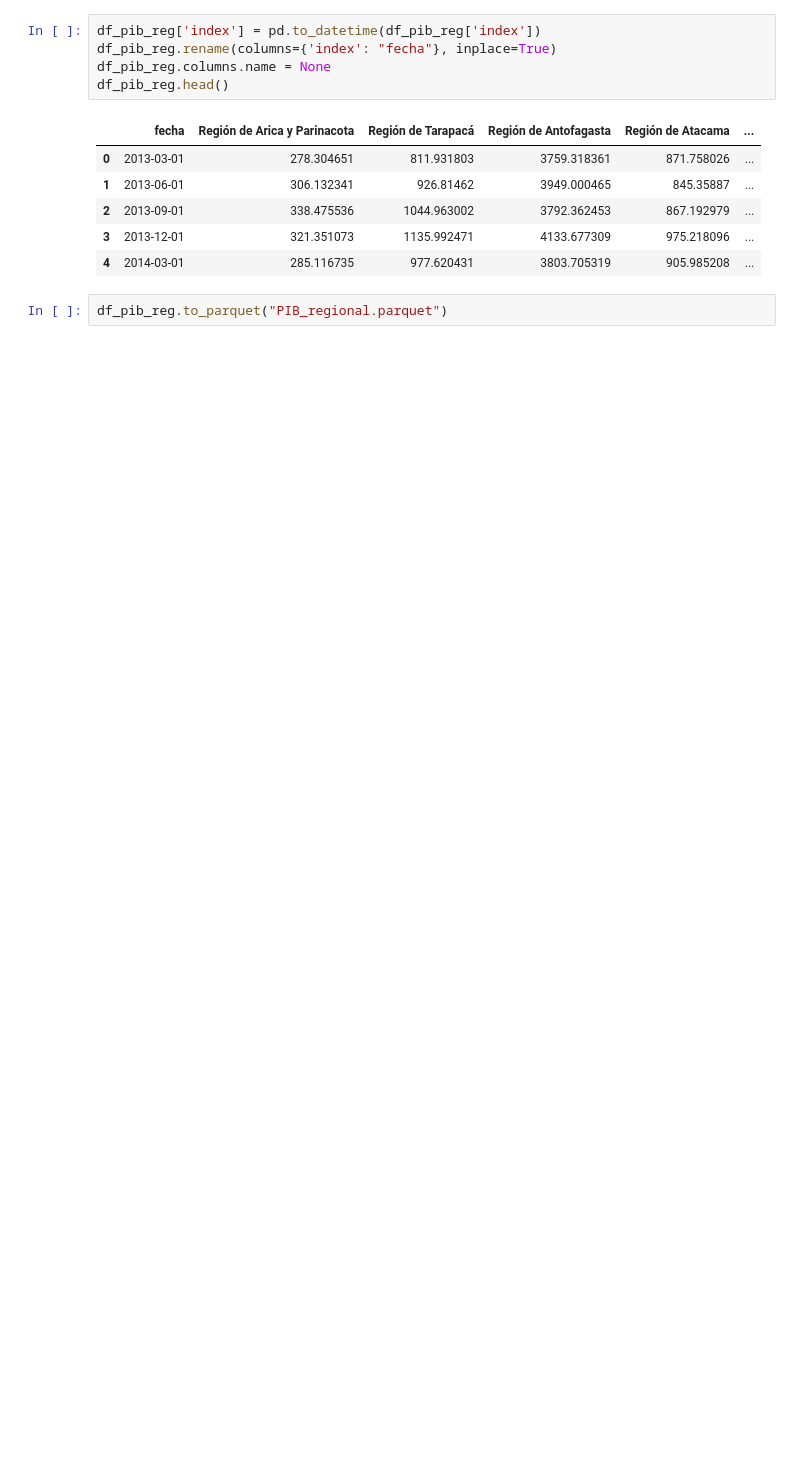
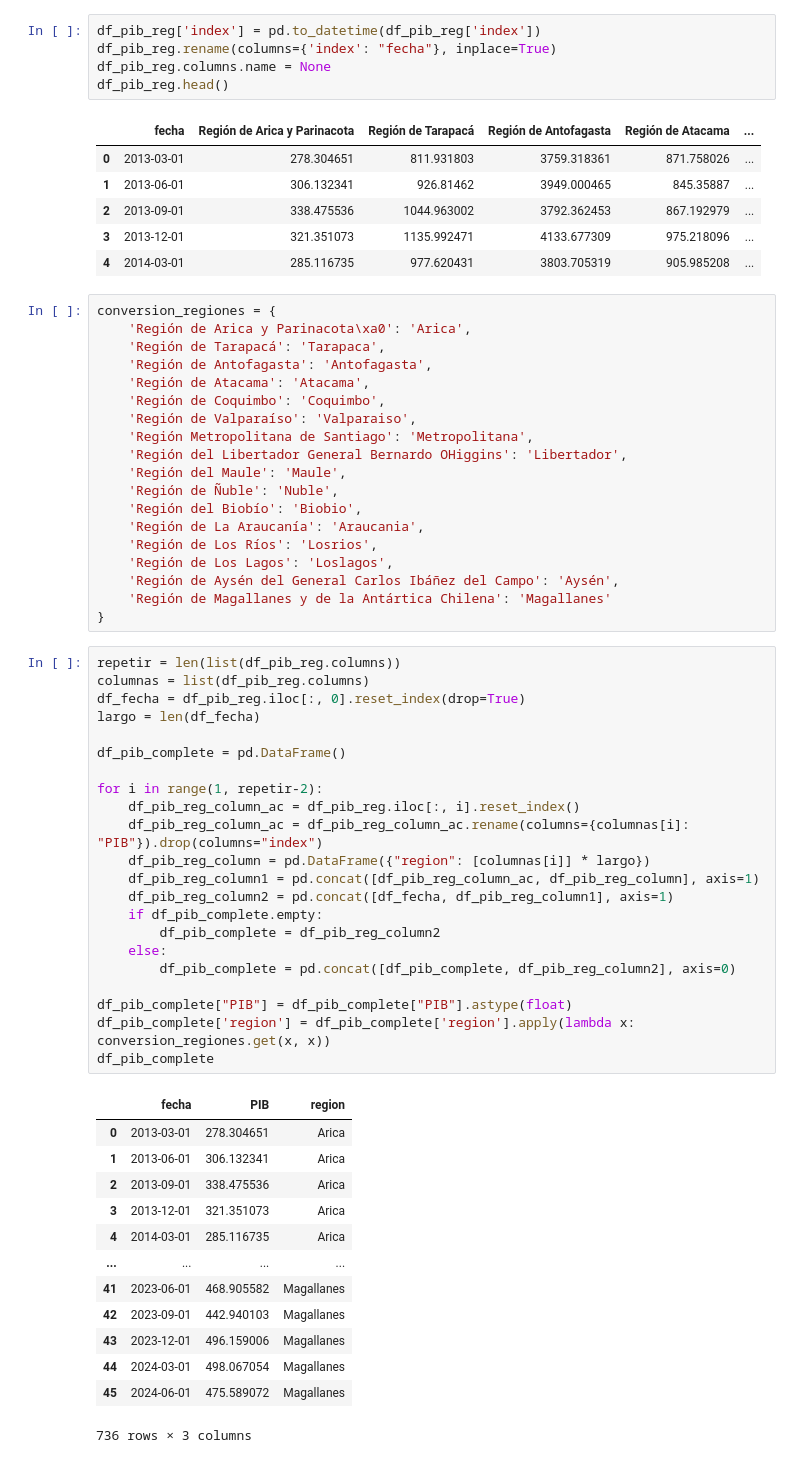
Before and after one commit to josegdotcom/imt2200-actividad-2024, a Jupyter notebook: datos de economia/creacion_de_la_base_datos_economia.ipynb, the cells around one changed output. Cells and saved outputs as stored; diff of their text form; blank space fills up the shorter version.

```diff
--- a/datos de economia/creacion_de_la_base_datos_economia.ipynb
+++ b/datos de economia/creacion_de_la_base_datos_economia.ipynb
@@ -472,5 +472,58 @@ df_pib_reg.head()
 | 2 | 2013-09-01 | 338.475536 | 1044.963002 | 3792.362453 | 867.192979 | ... |
 | 3 | 2013-12-01 | 321.351073 | 1135.992471 | 4133.677309 | 975.218096 | ... |
 | 4 | 2014-03-01 | 285.116735 | 977.620431 | 3803.705319 | 905.985208 | ... |
-# %%
-df_pib_reg.to_parquet("PIB_regional.parquet")
+# %%
+conversion_regiones = {
+    'Región de Arica y Parinacota\xa0': 'Arica',
+    'Región de Tarapacá': 'Tarapaca',
+    'Región de Antofagasta': 'Antofagasta',
+    'Región de Atacama': 'Atacama',
+    'Región de Coquimbo': 'Coquimbo',
+    'Región de Valparaíso': 'Valparaiso',
+    'Región Metropolitana de Santiago': 'Metropolitana',
+    'Región del Libertador General Bernardo OHiggins': 'Libertador',
+    'Región del Maule': 'Maule',
+    'Región de Ñuble': 'Nuble',
+    'Región del Biobío': 'Biobio',
+    'Región de La Araucanía': 'Araucania',
+    'Región de Los Ríos': 'Losrios',
+    'Región de Los Lagos': 'Loslagos',
+    'Región de Aysén del General Carlos Ibáñez del Campo': 'Aysén',
+    'Región de Magallanes y de la Antártica Chilena': 'Magallanes'
+}
+# %%
+repetir = len(list(df_pib_reg.columns))
+columnas = list(df_pib_reg.columns)
+df_fecha = df_pib_reg.iloc[:, 0].reset_index(drop=True)
+largo = len(df_fecha)
+
+df_pib_complete = pd.DataFrame()
+
+for i in range(1, repetir-2):
+    df_pib_reg_column_ac = df_pib_reg.iloc[:, i].reset_index()
+    df_pib_reg_column_ac = df_pib_reg_column_ac.rename(columns={columnas[i]: "PIB"}).drop(columns="index")
+    df_pib_reg_column = pd.DataFrame({"region": [columnas[i]] * largo})
+    df_pib_reg_column1 = pd.concat([df_pib_reg_column_ac, df_pib_reg_column], axis=1)
+    df_pib_reg_column2 = pd.concat([df_fecha, df_pib_reg_column1], axis=1)
+    if df_pib_complete.empty:
+        df_pib_complete = df_pib_reg_column2
+    else:
+        df_pib_complete = pd.concat([df_pib_complete, df_pib_reg_column2], axis=0)
+
+df_pib_complete["PIB"] = df_pib_complete["PIB"].astype(float)
+df_pib_complete['region'] = df_pib_complete['region'].apply(lambda x: conversion_regiones.get(x, x))
+df_pib_complete
+# %% [output]
+|  | fecha | PIB | region |
+| 0 | 2013-03-01 | 278.304651 | Arica |
+| 1 | 2013-06-01 | 306.132341 | Arica |
+| 2 | 2013-09-01 | 338.475536 | Arica |
+| 3 | 2013-12-01 | 321.351073 | Arica |
+| 4 | 2014-03-01 | 285.116735 | Arica |
+| ... | ... | ... | ... |
+| 41 | 2023-06-01 | 468.905582 | Magallanes |
+| 42 | 2023-09-01 | 442.940103 | Magallanes |
+| 43 | 2023-12-01 | 496.159006 | Magallanes |
+| 44 | 2024-03-01 | 498.067054 | Magallanes |
+| 45 | 2024-06-01 | 475.589072 | Magallanes |
+736 rows × 3 columns
```
Also changed, not shown: parts of 1 cell of this notebook, 7 other files.
